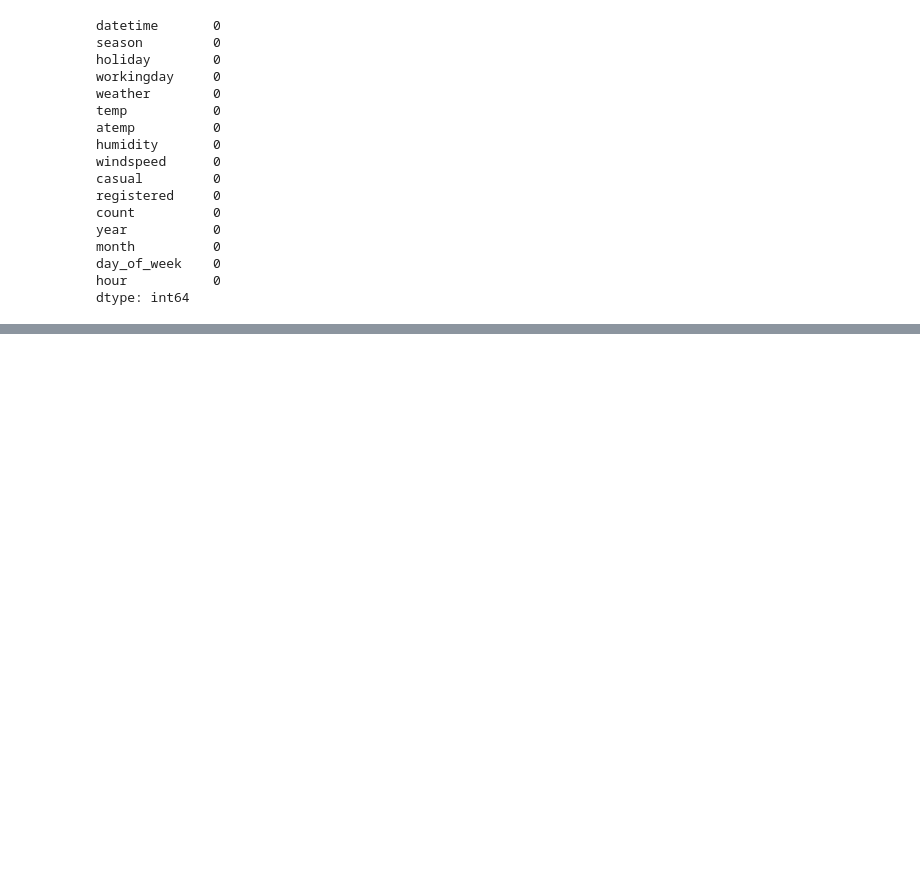
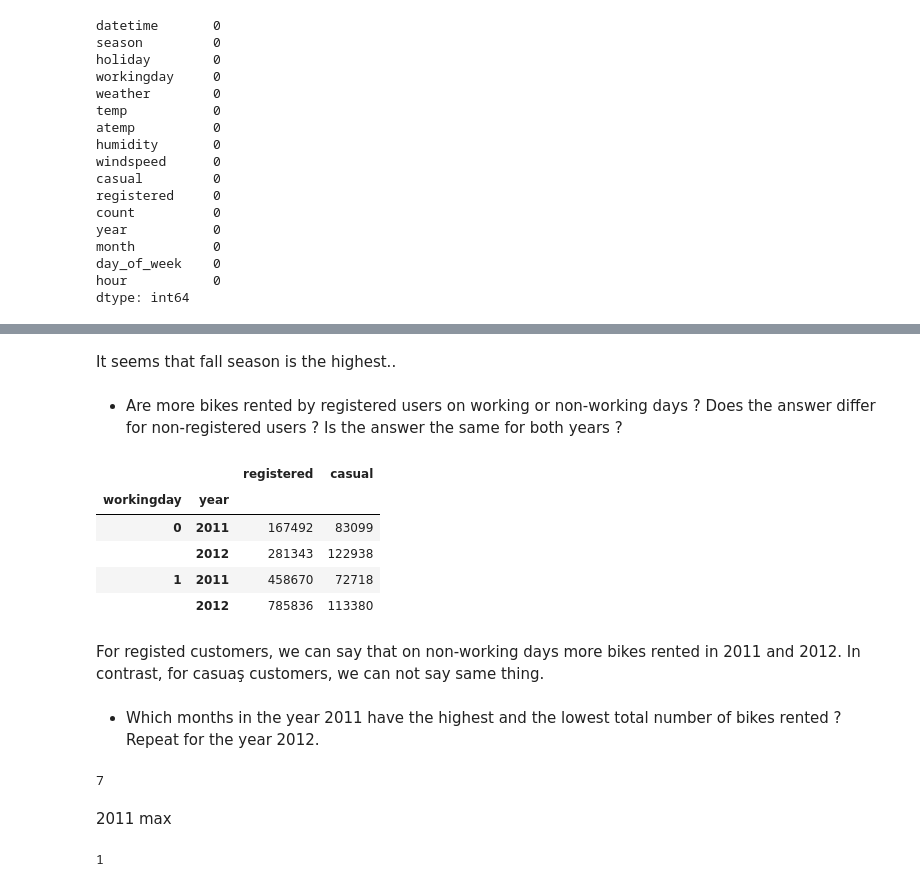
Before and after one commit to MrEktirir/Bike-Rental, a Jupyter notebook: Notebook/main.ipynb, the cells around one changed output, grey strips where cells are left out. Cells and saved outputs as stored; diff of their text form; code cells hidden in the pictures; blank space fills up the shorter version.

```diff
--- a/Notebook/main.ipynb
+++ b/Notebook/main.ipynb
@@ -163,0 +183,27 @@ dtype: int64
+# %% [markdown]
+<p> It seems that fall season is the highest.. </p>
+# %% [markdown]
+* Are more bikes rented by registered users on working or non-working days ? Does the answer differ for non-registered users ? Is the answer the same for both years ?
+# %%
+dataset.groupby(['workingday', 'year'])[['registered', 'casual']].sum()
+# %% [output]
+|  |  | registered | casual |
+| workingday | year |  |  |
+| 0 | 2011 | 167492 | 83099 |
+|  | 2012 | 281343 | 122938 |
+| 1 | 2011 | 458670 | 72718 |
+|  | 2012 | 785836 | 113380 |
+# %% [markdown]
+<p> For registed customers, we can say that on non-working days more bikes rented in 2011 and 2012. In contrast, for casuaş customers, we can not say same thing. </p>
+# %% [markdown]
+*  Which months in the year 2011 have the highest and the lowest total number of bikes rented ? Repeat for the year 2012.
+# %%
+dataset[dataset['year'] == 2011].groupby(['month'])['count'].sum().idxmax()
+# %% [output]
+7
+# %% [markdown]
+<p> 2011 max </p>
+# %%
+dataset[dataset['year'] == 2011].groupby(['month'])['count'].sum().idxmin()
+# %% [output]
+1
```
Also changed, not shown: parts of 17 cells of this notebook.
